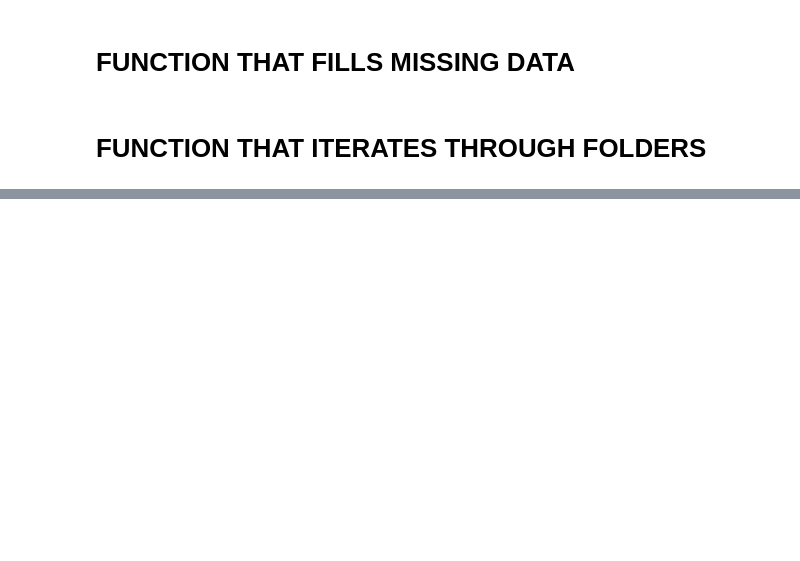
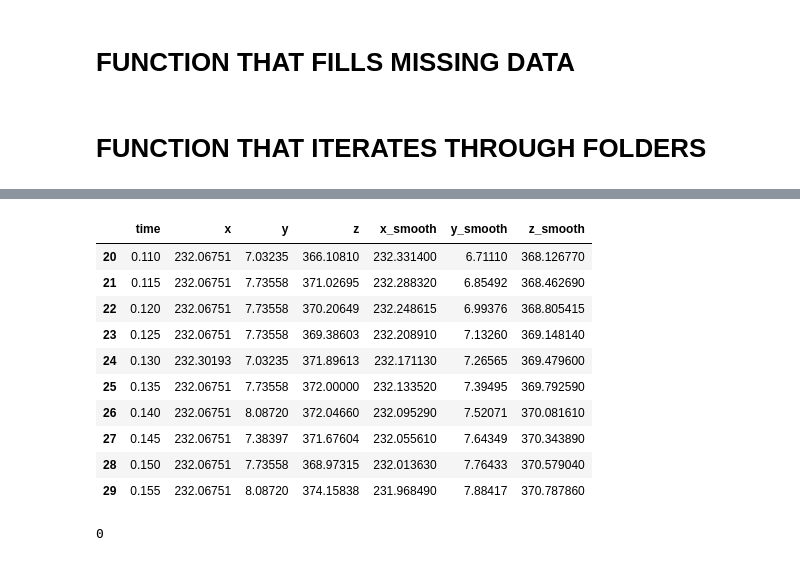
Before and after one commit to EthanBrn/AI-classification-of-Bacterial-Lifestyles, a Jupyter notebook: Preprocessing not reindex.ipynb, the cells around one changed output, grey strips where cells are left out. Saved outputs shown, nothing was run; the diff lists cells and outputs as text; code cells hidden in the pictures; blank space fills up the shorter version.

```diff
--- a/Preprocessing not reindex.ipynb
+++ b/Preprocessing not reindex.ipynb
@@ -113,0 +175,21 @@ Processed and saved: Processed_data/evolved+disk_planktonic_processed//t
+# %%
+
+df = add_missing_values_2('Processed_data/WT_planktonic_final/track2_0_processed.txt')
+# %%
+df[20:30]
+# %% [output]
+|  | time | x | y | z | x_smooth | y_smooth | z_smooth |
+| 20 | 0.110 | 232.06751 | 7.03235 | 366.10810 | 232.331400 | 6.71110 | 368.126770 |
+| 21 | 0.115 | 232.06751 | 7.73558 | 371.02695 | 232.288320 | 6.85492 | 368.462690 |
+| 22 | 0.120 | 232.06751 | 7.73558 | 370.20649 | 232.248615 | 6.99376 | 368.805415 |
+| 23 | 0.125 | 232.06751 | 7.73558 | 369.38603 | 232.208910 | 7.13260 | 369.148140 |
+| 24 | 0.130 | 232.30193 | 7.03235 | 371.89613 | 232.171130 | 7.26565 | 369.479600 |
+| 25 | 0.135 | 232.06751 | 7.73558 | 372.00000 | 232.133520 | 7.39495 | 369.792590 |
+| 26 | 0.140 | 232.06751 | 8.08720 | 372.04660 | 232.095290 | 7.52071 | 370.081610 |
+| 27 | 0.145 | 232.06751 | 7.38397 | 371.67604 | 232.055610 | 7.64349 | 370.343890 |
+| 28 | 0.150 | 232.06751 | 7.73558 | 368.97315 | 232.013630 | 7.76433 | 370.579040 |
+| 29 | 0.155 | 232.06751 | 8.08720 | 374.15838 | 231.968490 | 7.88417 | 370.787860 |
+# %%
+print(int(0.99999))
+# %% [output]
+0
```
Also changed, not shown: parts of 7 cells of this notebook, 1 other file.
